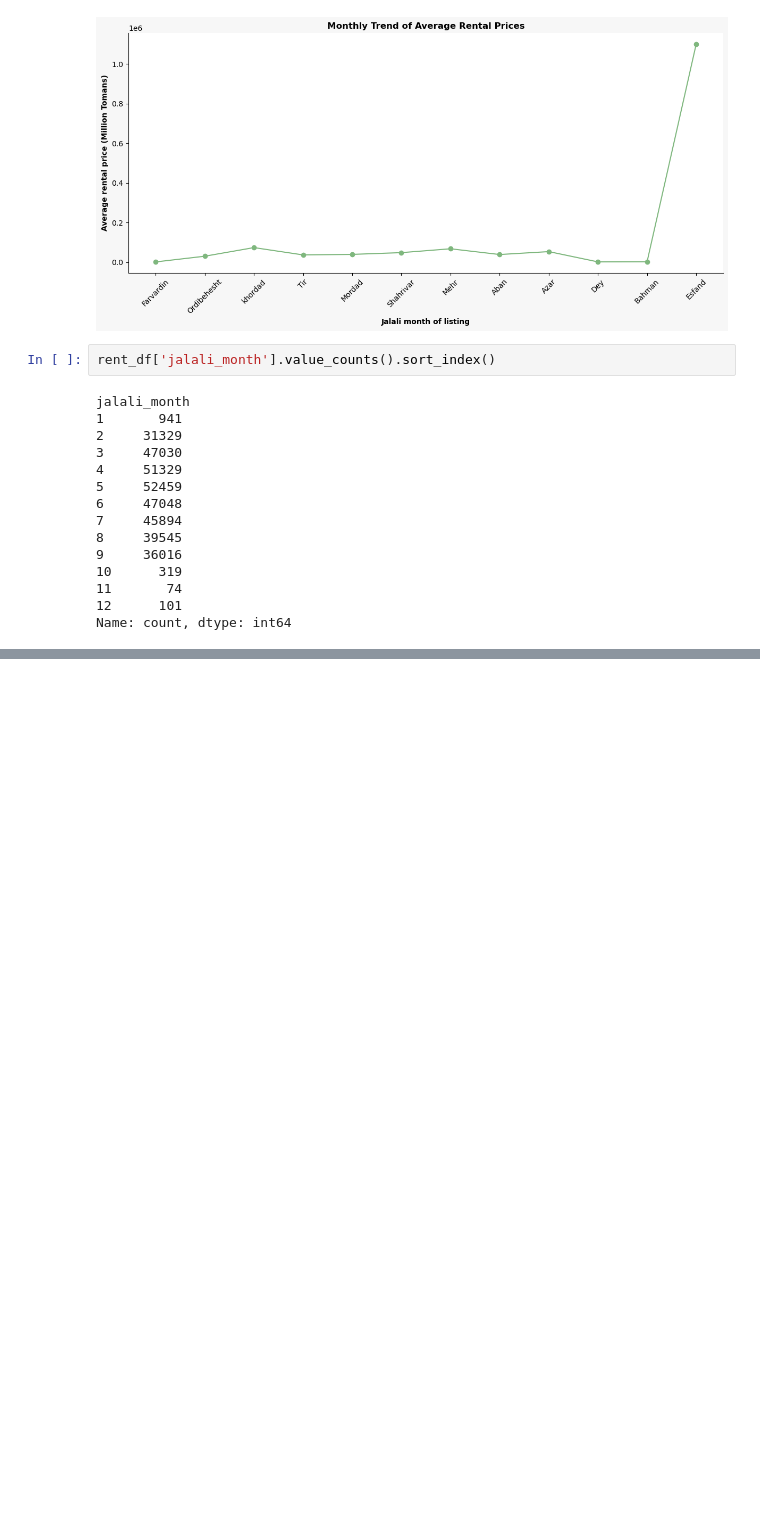
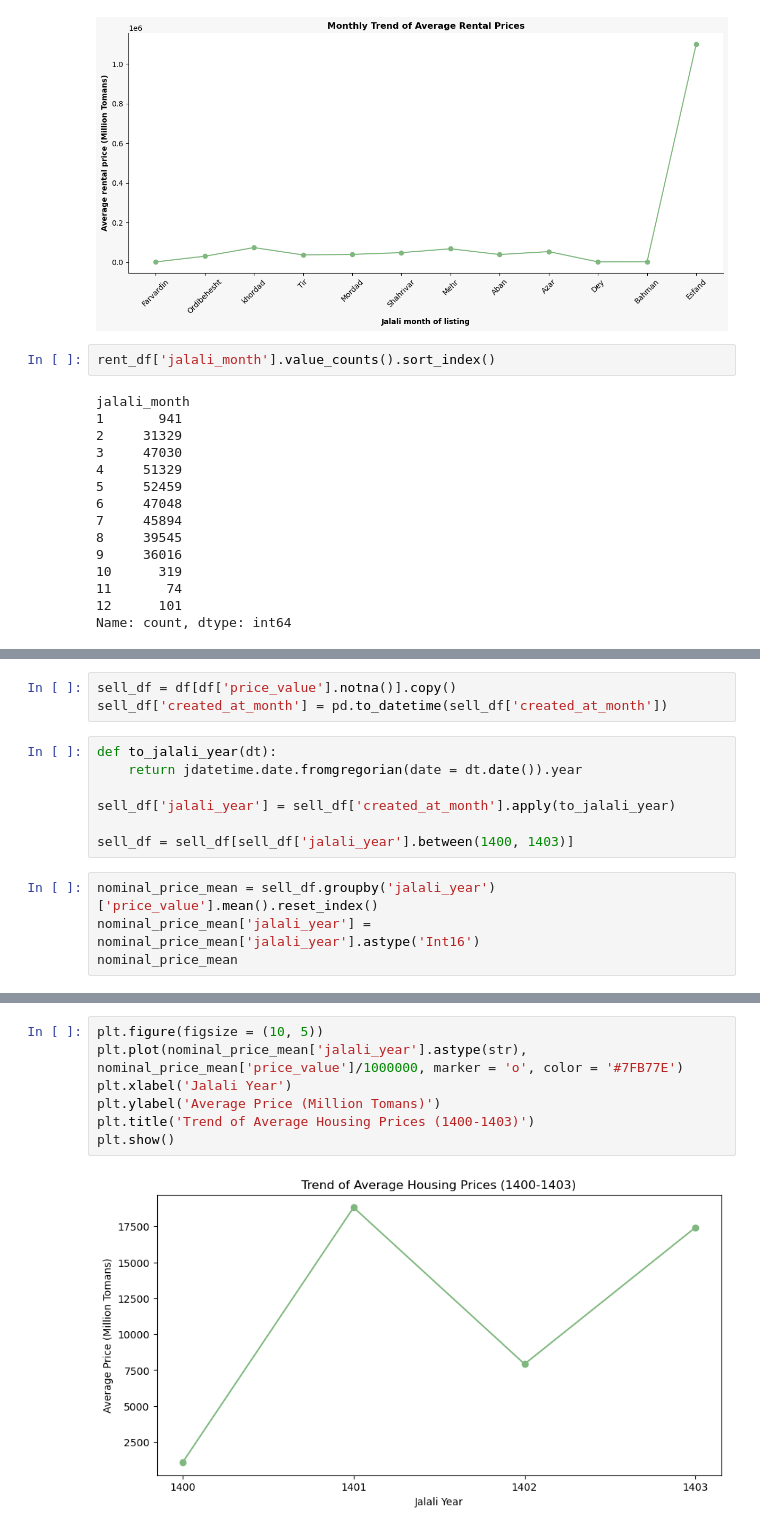
Before and after one commit to mehdirt/Divar-Project, a Jupyter notebook: mahdiyar/statistical_analysis.ipynb, the cells around one changed output, grey strips where cells are left out. Drawn from its saved outputs; the diff is of its cells as text; blank space fills up the shorter version.

```diff
--- a/mahdiyar/statistical_analysis.ipynb
+++ b/mahdiyar/statistical_analysis.ipynb
@@ -112,0 +124,14 @@ Name: count, dtype: int64
+# %%
+sell_df = df[df['price_value'].notna()].copy()
+sell_df['created_at_month'] = pd.to_datetime(sell_df['created_at_month'])
+# %%
+def to_jalali_year(dt):
+    return jdatetime.date.fromgregorian(date = dt.date()).year
+
+sell_df['jalali_year'] = sell_df['created_at_month'].apply(to_jalali_year)
+
+sell_df = sell_df[sell_df['jalali_year'].between(1400, 1403)]
+# %%
+nominal_price_mean = sell_df.groupby('jalali_year')['price_value'].mean().reset_index()
+nominal_price_mean['jalali_year'] = nominal_price_mean['jalali_year'].astype('Int16')
+nominal_price_mean
@@ -112,0 +144,9 @@ Name: count, dtype: int64
+# %%
+plt.figure(figsize = (10, 5))
+plt.plot(nominal_price_mean['jalali_year'].astype(str), nominal_price_mean['price_value']/1000000, marker = 'o', color = '#7FB77E')
+plt.xlabel('Jalali Year')
+plt.ylabel('Average Price (Million Tomans)')
+plt.title('Trend of Average Housing Prices (1400-1403)')
+plt.show()
+# %% [output]
+[figure, added]
```
Also changed, not shown: parts of 3 cells of this notebook.
